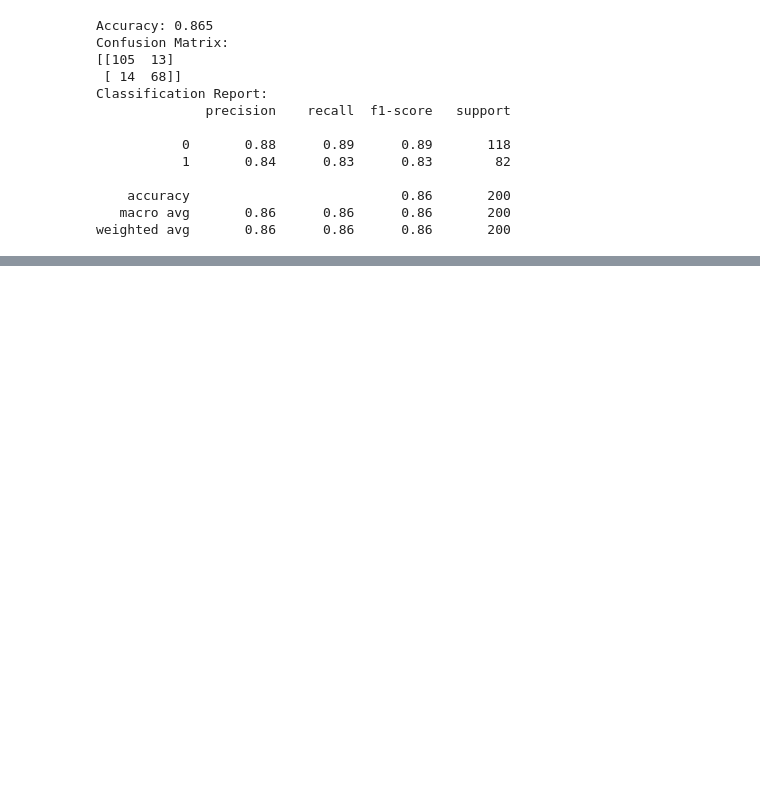
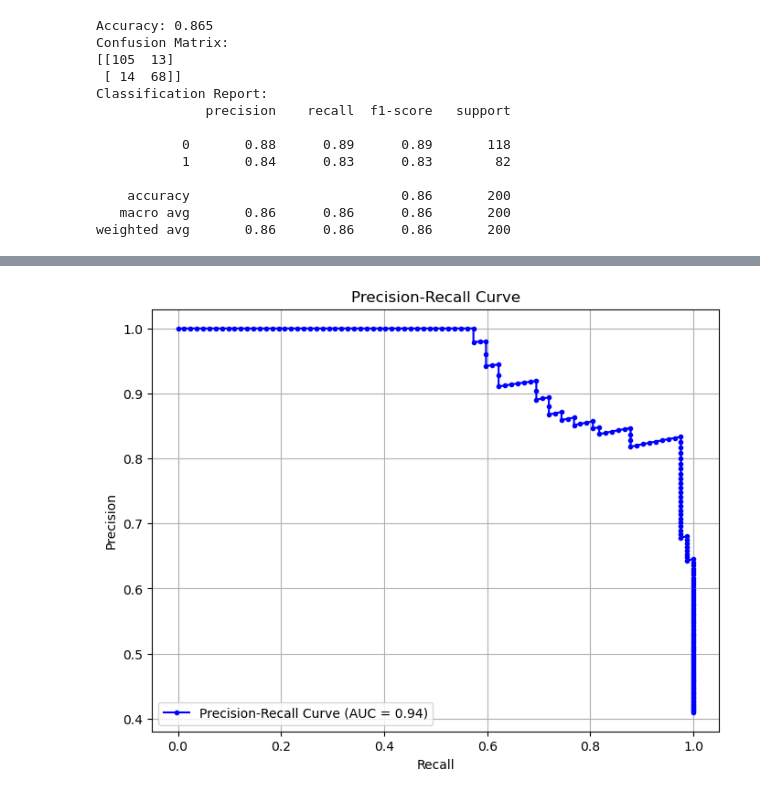
Before and after one commit to padrigon-lynbert/Heart_Disease_Prediction, a Jupyter notebook: main.ipynb, the cells around one changed output, grey strips where cells are left out. Cells and saved outputs as stored; diff of their text form; code cells hidden in the pictures; blank space fills up the shorter version.

```diff
--- a/main.ipynb
+++ b/main.ipynb
@@ -111,17 +110,3 @@ Classification Report:
     accuracy                           0.86       200
    macro avg       0.86      0.86      0.86       200
 weighted avg       0.86      0.86      0.86       200
-# %%
-
-from sklearn.metrics import roc_curve, roc_auc_score
-
-# Get probabilities for ROC curve
-y_probs = model.predict_proba(X_test)[:, 1]
-
-# Compute ROC curve and AUC
-fpr, tpr, thresholds = roc_curve(y_test, y_probs)
-auc = roc_auc_score(y_test, y_probs)
-
-
-
-plt.show()
@@ -130 +144,17 @@ plt.show()
+# %%
+# Compute precision-recall curve
+precision, recall, threshold = precision_recall_curve(y_test, y_probs)
+area_under_pr = auc(recall, precision)
+
+# Plot precision-recall curve
+plt.figure(figsize=(8, 6))
+plt.plot(recall, precision, marker='.', color='b', label=f'Precision-Recall Curve (AUC = {area_under_pr:.2f})')
+plt.xlabel('Recall')
+plt.ylabel('Precision')
+plt.title('Precision-Recall Curve')
+plt.legend()
+plt.grid(True)
+plt.show()
+# %% [output]
+[figure, added]
 # %%
```
Also changed, not shown: parts of 5 cells of this notebook, 4 other files.
